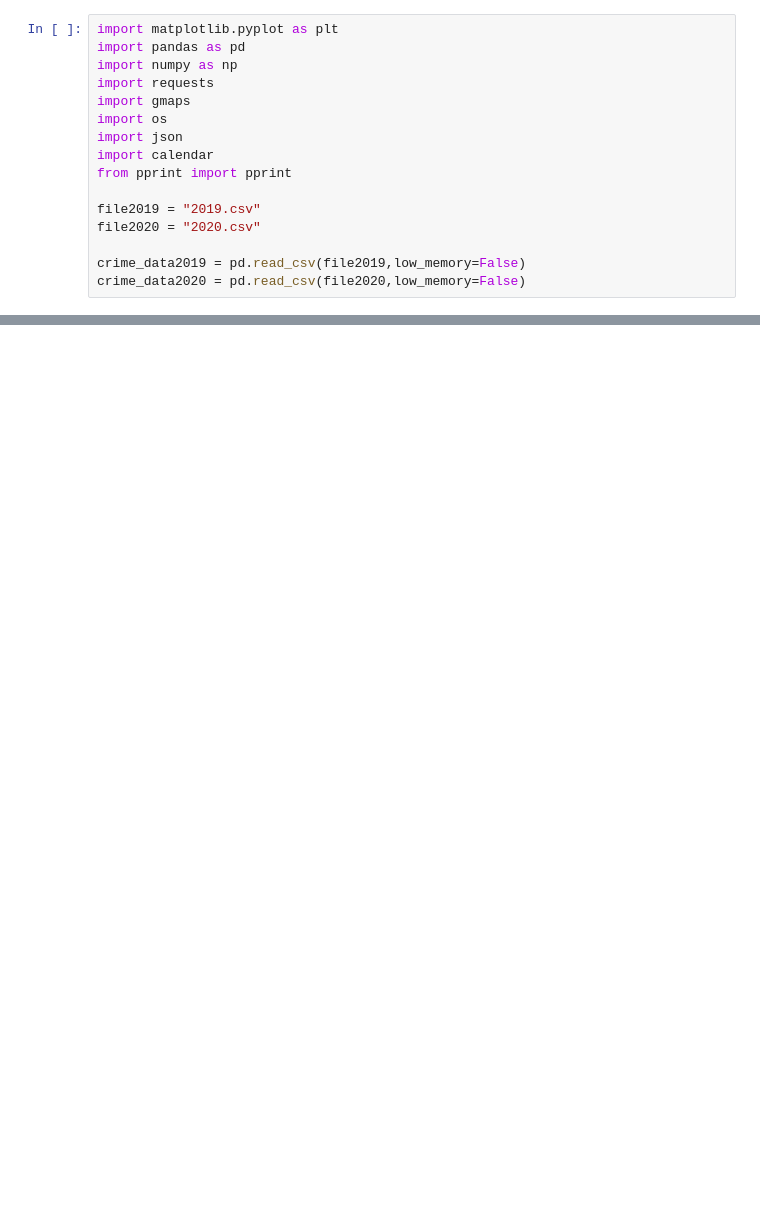
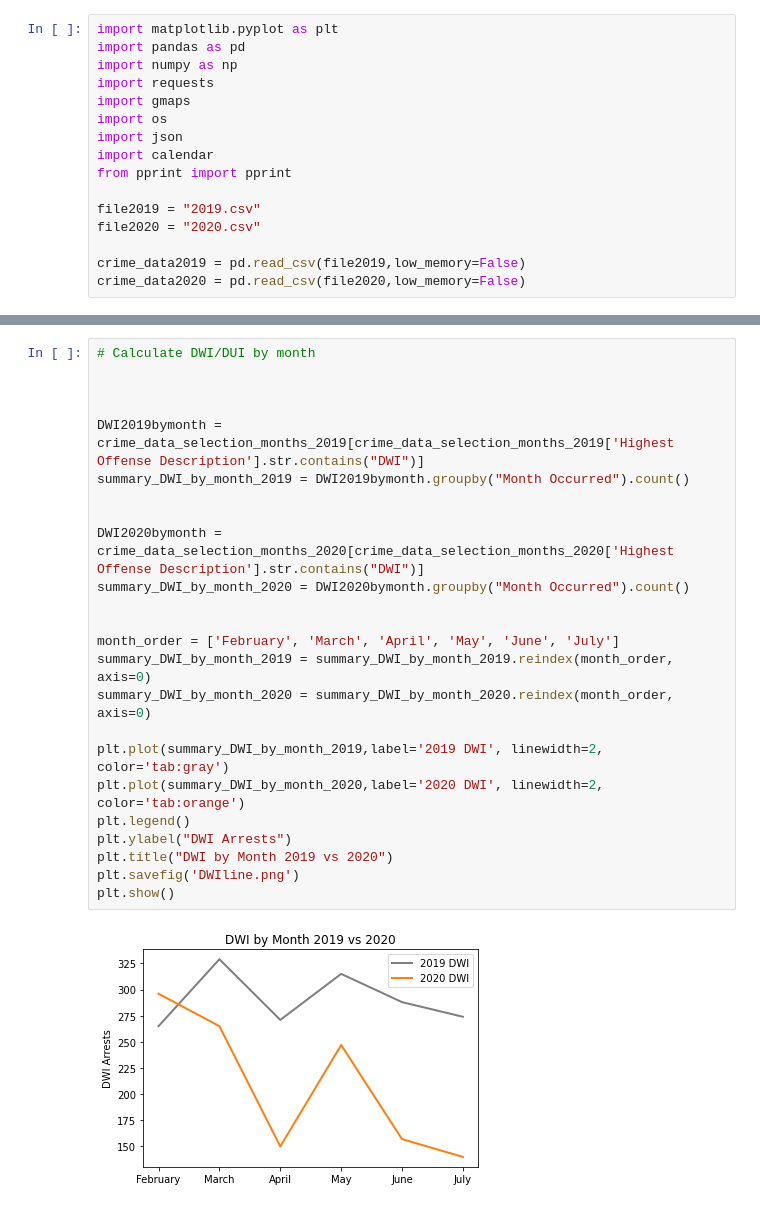
Before and after one commit to ibeth92/Crime_in_the_Time_of_COVID, a Jupyter notebook: shannon.covid.project.ipynb, the cells around one changed output, grey strips where cells are left out. Cells and saved outputs as stored; diff of their text form; blank space fills up the shorter version.

```diff
--- a/shannon.covid.project.ipynb
+++ b/shannon.covid.project.ipynb
@@ -82,0 +80,26 @@ Public Intoxication decreased by 8.39 percent in 2020!
+# %%
+# Calculate DWI/DUI by month
+
+
+
+DWI2019bymonth = crime_data_selection_months_2019[crime_data_selection_months_2019['Highest Offense Description'].str.contains("DWI")]
+summary_DWI_by_month_2019 = DWI2019bymonth.groupby("Month Occurred").count()
+
+
+DWI2020bymonth = crime_data_selection_months_2020[crime_data_selection_months_2020['Highest Offense Description'].str.contains("DWI")]
+summary_DWI_by_month_2020 = DWI2020bymonth.groupby("Month Occurred").count()
+
+
+month_order = ['February', 'March', 'April', 'May', 'June', 'July']
+summary_DWI_by_month_2019 = summary_DWI_by_month_2019.reindex(month_order, axis=0)
+summary_DWI_by_month_2020 = summary_DWI_by_month_2020.reindex(month_order, axis=0)
+
+plt.plot(summary_DWI_by_month_2019,label='2019 DWI', linewidth=2, color='tab:gray')
+plt.plot(summary_DWI_by_month_2020,label='2020 DWI', linewidth=2, color='tab:orange')
+plt.legend()
+plt.ylabel("DWI Arrests")
+plt.title("DWI by Month 2019 vs 2020")
+plt.savefig('DWIline.png')
+plt.show()
+# %% [output]
+[figure, added]
```
Also changed, not shown: parts of 4 cells of this notebook, 4 other files.
